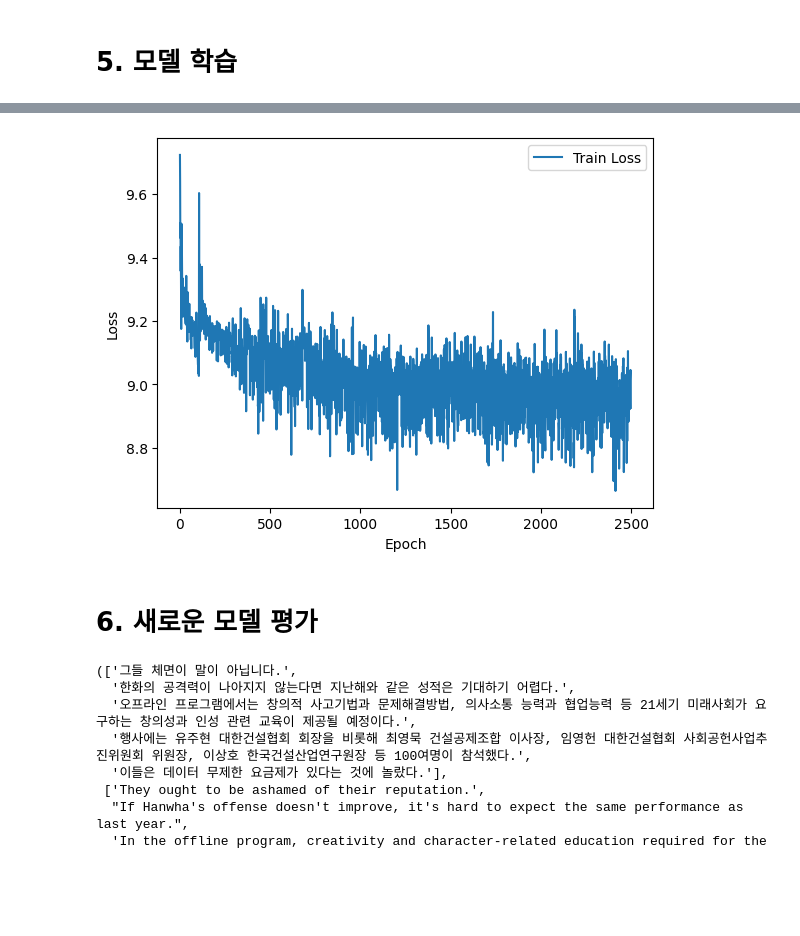
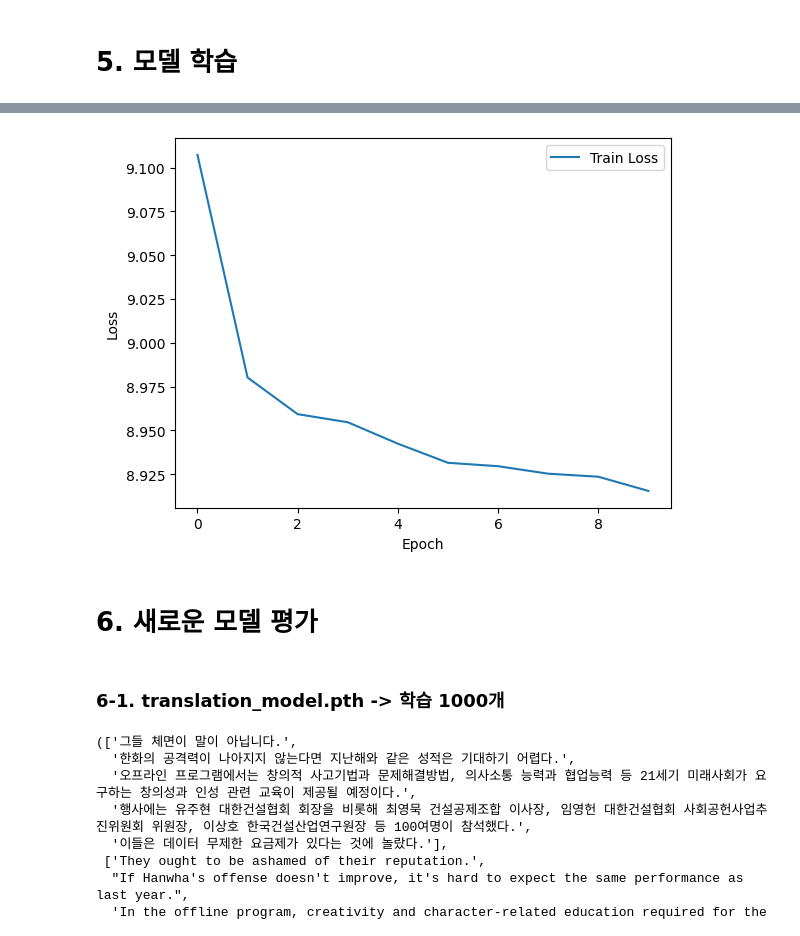
Before and after one commit to ziaeh/project, a Jupyter notebook: Models/test_model_Helsinki-NLP.ipynb, the cells around one changed output, grey strips where cells are left out. Cells and saved outputs as stored; diff of their text form; code cells hidden in the pictures; blank space fills up the shorter version.

```diff
--- a/Models/test_model_Helsinki-NLP.ipynb
+++ b/Models/test_model_Helsinki-NLP.ipynb
@@ -363,6 +317,6 @@ class CustomTranslationDataset(Dataset):
         return {'input_ids': torch.tensor(source_tokens, dtype=torch.long),
                 'decoder_input_ids': torch.tensor(target_tokens, dtype=torch.long)}
 # %%
-new_df = df[10000:10500]
+new_df = df[10000:11000]
 new_df.shape
 # %% [output]
@@ -458,5 +403,5 @@ torch.Size([2, 512])
 # help(model)
 # %%
 # test
-batch = next(iter(dataloader))
-batch
+# batch = next(iter(dataloader))
+# batch
@@ -470,7 +410,7 @@ batch
 #  model(input_ids=batch['input_ids'], decoder_input_ids=batch['decoder_input_ids'])
 # %%
 # test
-input_ids = batch['input_ids'].to(device)
-decoder_input_ids = batch['decoder_input_ids'].to(device)
+# input_ids = batch['input_ids'].to(device)
+# decoder_input_ids = batch['decoder_input_ids'].to(device)
 
-new_model(input_ids=input_ids, decoder_input_ids=decoder_input_ids)
+# new_model(input_ids=input_ids, decoder_input_ids=decoder_input_ids)
@@ -503,12 +421,18 @@ for param in new_model.marian_model.model.encoder.parameters():
 # %%
-# 손실 함수 및 옵티마이저 정의
+# 손실 함수, 옵티마이저, 디바이스 정의
 criterion = nn.CrossEntropyLoss()
-optimizer = optim.Adam(new_model.parameters(), lr=0.001)  # 옵티마이저 (Adam)
+optimizer = optim.Adam(new_model.parameters(), lr=0.001)
 device = torch.device("cuda" if torch.cuda.is_available() else "cpu")
+
+# encoder 파라미터 동결시키기
+for param in new_model.marian_model.model.encoder.parameters():
+    param.requires_grad = False
 
 # 학습 루프
 num_epochs = 10
-loss_list = []
+
+# loss 저장 리스트
+save_loss_list = []
 
 for epoch in range(num_epochs):
     new_model.train()
@@ -532,19 +456,21 @@ for epoch in range(num_epochs):
             # print(logits.view(-1, logits.shape[-1]).shape)
             # print(labels.view(-1).shape)
             loss = criterion(logits.view(-1, logits.shape[-1])[:labels.view(-1).shape[0]], labels.view(-1))
-            loss_list.append(loss.item())
 
             loss.backward()
             optimizer.step()
+
             total_loss += loss.item()
+            one_epoch_loss = total_loss / len(dataloader)
 
         except KeyboardInterrupt:
-            # KeyboardInterrupt가 발생하면 학습을 중단하고 모델을 저장한 후 exit
+            # KeyboardInterrupt가 발생하면 학습을 중단하고 모델을 저장한 후 나가기
             print("KeyboardInterrupt: Saving model and exiting...")
             torch.save(new_model, '/content/drive/MyDrive/Playdata_Python/final_project/models/kor_eng_dataset/translation_model.pth')
             exit()
 
-    print(f'Epoch {epoch + 1}/{num_epochs}, Loss: {total_loss / len(dataloader)}')
+    print(f'Epoch {epoch + 1}/{num_epochs}, Loss: {one_epoch_loss}')
+    save_loss_list.append(one_epoch_loss)
 
 # 학습이 완료되면 모델을 저장
 torch.save(new_model, '/content/drive/MyDrive/Playdata_Python/final_project/models/kor_eng_dataset/translation_model.pth')
@@ -562,12 +489,14 @@ Epoch 10/10, Loss: 8.95398049545288
 # %%
-plt.plot(loss_list, label='Train Loss')
+plt.plot(save_loss_list, label='Train Loss')
 plt.xlabel('Epoch')
 plt.ylabel('Loss')
 plt.legend()
 plt.show()
 # %% [output]
-[figure, old version]
+[figure, new version]
 # %% [markdown]
 # 6. 새로운 모델 평가
+# %% [markdown]
+### 6-1. translation_model.pth -> 학습 1000개
 # %%
 new_model = torch.load('/content/drive/MyDrive/Playdata_Python/final_project/models/kor_eng_dataset/translation_model.pth')
```
Also changed, not shown: parts of 34 cells of this notebook.
